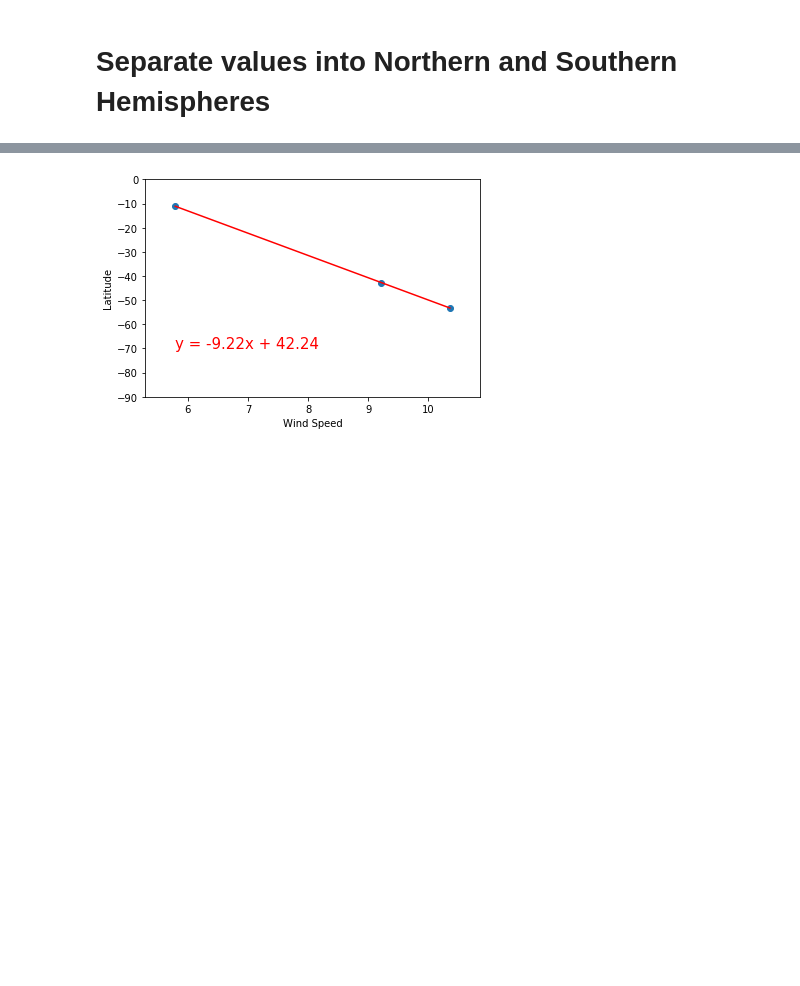
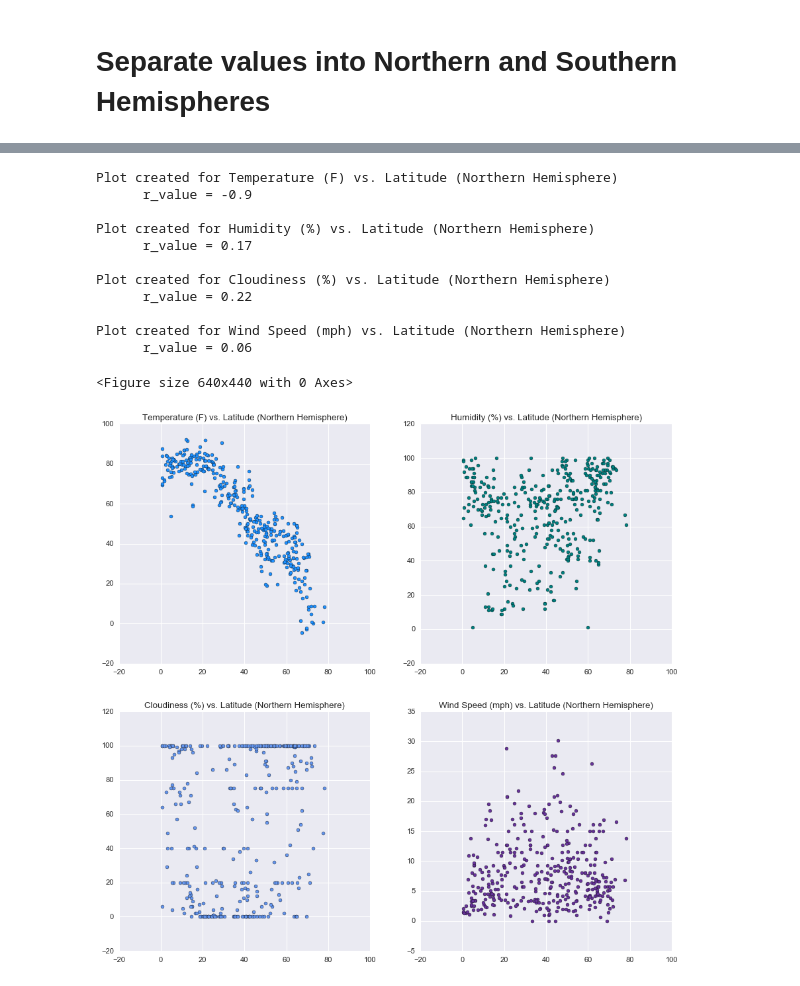
Before and after one commit to tylerhill122/python-api-challenge, a Jupyter notebook: WeatherPy/WeatherPy.ipynb, the cells around one changed output, grey strips where cells are left out. Drawn from its saved outputs; the diff is of its cells as text; code cells hidden in the pictures; blank space fills up the shorter version.

Commit message:
northern and southern plot functions

```diff
--- a/WeatherPy/WeatherPy.ipynb
+++ b/WeatherPy/WeatherPy.ipynb
@@ -466,17 +251,42 @@ plt.savefig("Output/Images/Northern Hemisphere/windspeed_vs_lat.png")
-# %%
-# Wind Speed vs. Latitude # Southern Hemisphere
-plt.scatter(s_winds, s_lats)
-plt.xlabel("Wind Speed")
-plt.ylabel("Latitude")
-plt.ylim(-90,0)
-plt.xlim(min_s_winds-0.5, max_s_winds+0.5)
-
-slope, int, r, p, std_err = stats.linregress(s_winds, s_lats)
-y = slope * s_winds + int
-plt.plot(s_winds,y,c="r")
-line = "y = " + str(round(slope,2)) + "x + " + str(round(int,2))
-plt.annotate(line,(min_s_winds,-70),fontsize=15,color="red")
-
-plt.savefig("Output/Images/Southern Hemisphere/windspeed_vs_lat.png")
-# %% [output]
-[figure, removed]
+# %%
+northern = [n_temps, n_humids, n_clouds, n_winds]
+southern = [s_temps, s_humids, s_clouds, s_winds]
+n_save = ["Output/Images/Northern Hemisphere/temperature_vs_lat.png","Output/Images/Northern Hemisphere/humidity_vs_lat.png","Output/Images/Northern Hemisphere/cloudiness_vs_lat.png","Output/Images/Northern Hemisphere/windspeed_vs_lat.png"]
+s_save = ["Output/Images/Southern Hemisphere/temperature_vs_lat.png","Output/Images/Southern Hemisphere/humidity_vs_lat.png","Output/Images/Southern Hemisphere/cloudiness_vs_lat.png","Output/Images/Southern Hemisphere/windspeed_vs_lat.png"]
+# %%
+def n_plot():
+    for i in range(len(northern)):
+        fig = plt.scatter(n_lats, northern[i], c=colors[i], marker='o')
+        plt.ylabel(names[i])
+        plt.xlabel('Latitude')
+        plt.xlim(0,n_lats.max())
+
+        slope, int, r, p, std_err = stats.linregress(n_lats, northern[i])
+        y = slope*n_lats+int
+        line = plt.plot(n_lats,y,c=line_colors[i], linewidth=2)
+
+#         line_str = "y = " + str(round(slope,2)) + "x + " + str(round(int,2))
+#         plt.annotate(line_str,(-40,font_loc[i]),fontsize=12,color=font_colors[i])
+
+        plt.savefig(n_save[i])
+
+#         plt.show()
+        print(f'Plot created for {names[i]} vs. Latitude (Northern Hemisphere)')
+        print(f'      r_value = {round(r,2)}')
+        print('')
+        slope, int, r, p, std_err = [0,0,0,0,0]
+        plt.clf()
+
+    figure, axis = plt.subplots(2,2,figsize=(12,12))
+
+    axis[0,0].scatter(n_lats, northern[0],c=colors[0])
+    axis[0,0].set_title(f'{names[0]} vs. Latitude (Northern Hemisphere)')
+
+    axis[0,1].scatter(n_lats, northern[1],c=colors[1])
+    axis[0,1].set_title(f'{names[1]} vs. Latitude (Northern Hemisphere)')
+
+    axis[1,0].scatter(n_lats, northern[2],c=colors[2])
+    axis[1,0].set_title(f'{names[2]} vs. Latitude (Northern Hemisphere)')
+
+    axis[1,1].scatter(n_lats, northern[3],c=colors[3])
+    axis[1,1].set_title(f'{names[3]} vs. Latitude (Northern Hemisphere)')
@@ -482,0 +329,17 @@ plt.savefig("Output/Images/Southern Hemisphere/windspeed_vs_lat.png")
+# %%
+# Run n_plot function to plot Northern Hemisphere
+n_plot()
+# %% [output]
+Plot created for Temperature (F) vs. Latitude (Northern Hemisphere)
+      r_value = -0.9
+
+Plot created for Humidity (%) vs. Latitude (Northern Hemisphere)
+      r_value = 0.17
+
+Plot created for Cloudiness (%) vs. Latitude (Northern Hemisphere)
+      r_value = 0.22
+
+Plot created for Wind Speed (mph) vs. Latitude (Northern Hemisphere)
+      r_value = 0.06
+<Figure size 640x440 with 0 Axes>
+[figure, added]
```
Also changed, not shown: parts of 23 cells of this notebook.
